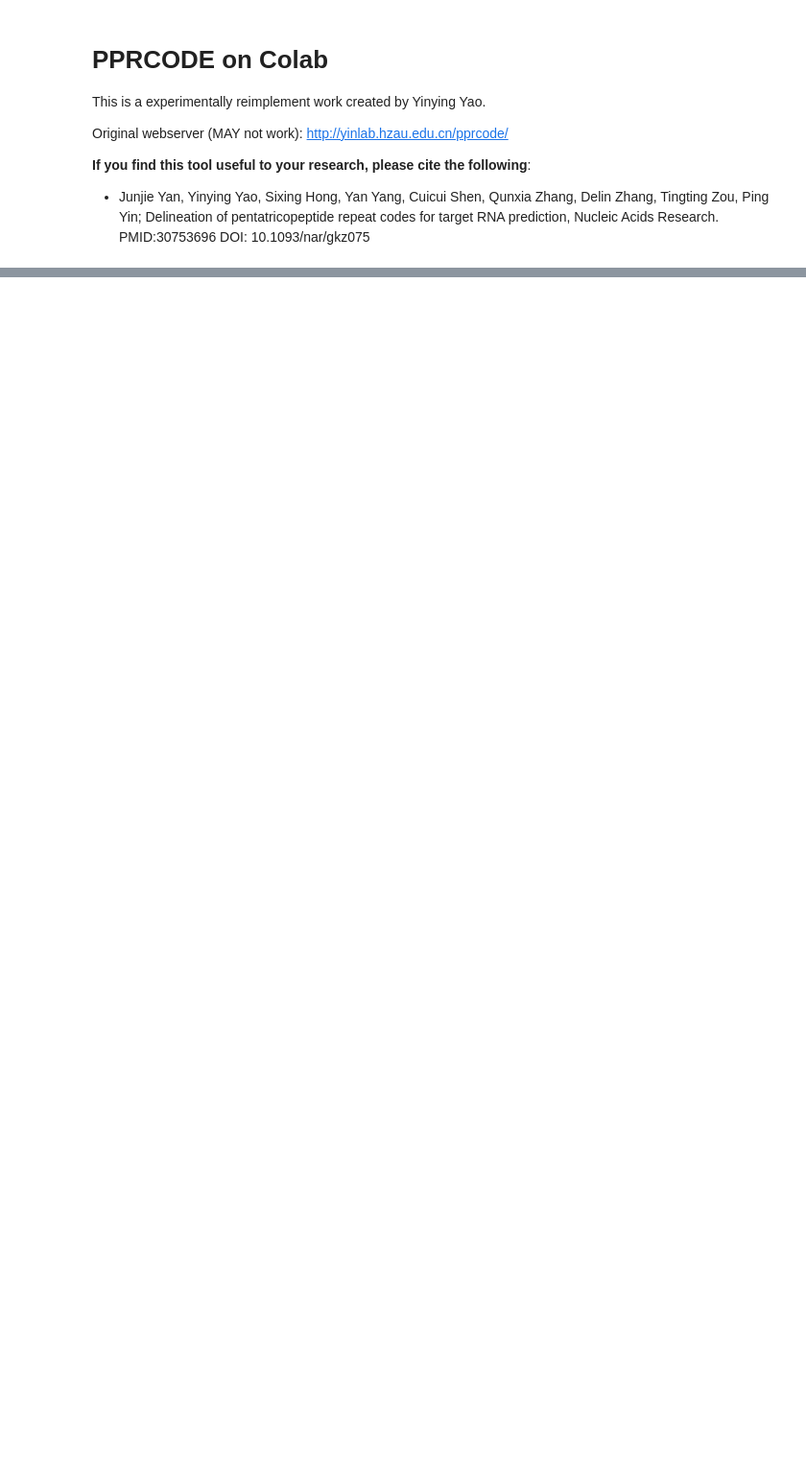
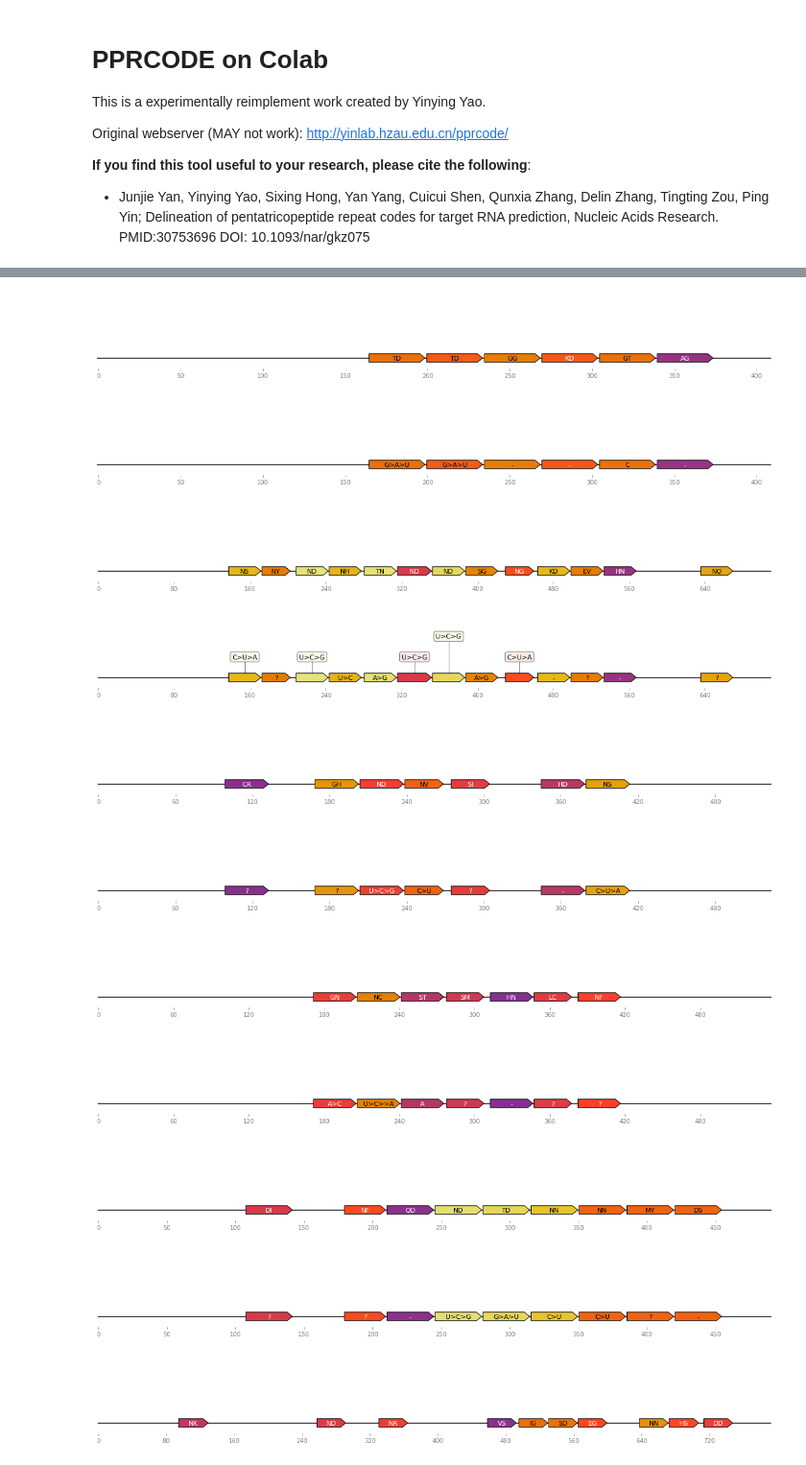
Before and after one commit to YaoYinYing/PPRCODE_Guideline, a Jupyter notebook: PPRCODE.ipynb, the cells around one changed output, grey strips where cells are left out. Shown: that part at 96% size. Cells and saved outputs as stored; diff of their text form; code cells hidden in the pictures; blank space fills up the shorter version.

Commit message:
Plot PPR and RNA-base, colored by PS_SCAN score

```diff
--- a/PPRCODE.ipynb
+++ b/PPRCODE.ipynb
@@ -251,6 +265,9 @@ upload_my_fasta = True #@param {type:"boolean"}
 
 generate_excel_report=True #@param {type:"boolean"}
 download_full_report=True #@param {type:"boolean"}
+plot_ppr=True #@param {type:"boolean"}
+plot_rna=True #@param {type:"boolean"}
+plot_color_scheme='CMRmap' #@param ['Accent', 'Accent_r', 'Blues', 'Blues_r', 'BrBG', 'BrBG_r', 'BuGn', 'BuGn_r', 'BuPu', 'BuPu_r', 'CMRmap', 'CMRmap_r', 'Dark2', 'Dark2_r', 'GnBu', 'GnBu_r', 'Greens', 'Greens_r', 'Greys', 'Greys_r', 'OrRd', 'OrRd_r', 'Oranges', 'Oranges_r', 'PRGn', 'PRGn_r', 'Paired', 'Paired_r', 'Pastel1', 'Pastel1_r', 'Pastel2', 'Pastel2_r', 'PiYG', 'PiYG_r', 'PuBu', 'PuBuGn', 'PuBuGn_r', 'PuBu_r', 'PuOr', 'PuOr_r', 'PuRd', 'PuRd_r', 'Purples', 'Purples_r', 'RdBu', 'RdBu_r', 'RdGy', 'RdGy_r', 'RdPu', 'RdPu_r', 'RdYlBu', 'RdYlBu_r', 'RdYlGn', 'RdYlGn_r', 'Reds', 'Reds_r', 'Set1', 'Set1_r', 'Set2', 'Set2_r', 'Set3', 'Set3_r', 'Spectral', 'Spectral_r', 'Wistia', 'Wistia_r', 'YlGn', 'YlGnBu', 'YlGnBu_r', 'YlGn_r', 'YlOrBr', 'YlOrBr_r', 'YlOrRd', 'YlOrRd_r', 'afmhot', 'afmhot_r', 'autumn', 'autumn_r', 'binary', 'binary_r', 'bone', 'bone_r', 'brg', 'brg_r', 'bwr', 'bwr_r', 'cividis', 'cividis_r', 'cool', 'cool_r', 'coolwarm', 'coolwarm_r', 'copper', 'copper_r', 'cubehelix', 'cubehelix_r', 'flag', 'flag_r', 'gist_earth', 'gist_earth_r', 'gist_gray', 'gist_gray_r', 'gist_heat', 'gist_heat_r', 'gist_ncar', 'gist_ncar_r', 'gist_rainbow', 'gist_rainbow_r', 'gist_stern', 'gist_stern_r', 'gist_yarg', 'gist_yarg_r', 'gnuplot', 'gnuplot2', 'gnuplot2_r', 'gnuplot_r', 'gray', 'gray_r', 'hot', 'hot_r', 'hsv', 'hsv_r', 'inferno', 'inferno_r', 'jet', 'jet_r', 'magma', 'magma_r', 'nipy_spectral', 'nipy_spectral_r', 'ocean'] {type:"string"}
 #@markdown - `upload_my_fasta` - analysis uploaded file
 #@markdown - `generate_excel_report` - generate a human-friendly report file in xlsx format
 #@markdown - `download_full_report` - once the processing is finished, the full result will be zipped and downloaded automatically.
@@ -286,0 +312,60 @@ with tqdm.notebook.tqdm(total=total, bar_format=TQDM_BAR_FORMAT) as pbar:
+# %%
+#@title Plot PPRs
+fixed_plot_width = 20 #@param [0,10,20,30,50,100,200] {type:"string"}
+
+import numpy as np
+import matplotlib.pyplot as plt
+from matplotlib import cm
+from matplotlib.colors import ListedColormap, LinearSegmentedColormap
+
+def rgb_hex(rgb):
+  return '%02x%02x%02x%02x' % tuple([int(x*255) for x in rgb])
+
+
+viridis = cm.get_cmap(plot_color_scheme)
+
+def draw_ppr(s,ppr):
+  features=[
+      GraphicFeature(start=a, end=b, color=viridis(float(c/15)),strand=+1,
+                    label=d) for p in ppr for a,b,c,d in zip([p.annotations["PPR_STARTS"]],[p.annotations["PPR_ENDS"]],[p.annotations["PS_SCORE"]],[p.annotations["PPR_CODE"]])
+  ]
+  record = GraphicRecord(sequence_length=len(s.seq), features=features)
+  ax, _ =record.plot(figure_width=fixed_plot_width if fixed_plot_width != 0 else len(s.seq)/10)
+  ax.figure.savefig(f'{RES_DIR_FIGURE}/PPR-{s.id}.png')
+
+def draw_rna(s,ppr):
+  features=[
+      GraphicFeature(start=a, end=b, color=viridis(float(c/15)),strand=+1,
+                    label=d) for p in ppr for a,b,c,d in zip([p.annotations["PPR_STARTS"]],[p.annotations["PPR_ENDS"]],[p.annotations["PS_SCORE"]],[p.annotations["RNA_BASE"]])
+  ]
+  record = GraphicRecord(sequence_length=len(s.seq), features=features)
+  ax, _ =record.plot(figure_width=fixed_plot_width if fixed_plot_width != 0 else len(s.seq)/10)
+  ax.figure.savefig(f'{RES_DIR_FIGURE}/RNA-{s.id}.png')
+
+total=len(job_list)
+
+with tqdm.notebook.tqdm(total=total, bar_format=TQDM_BAR_FORMAT) as pbar:
+
+  pkls_files=glob.glob(f'{RES_DIR_PICKLE}/*.pkl')
+  pkls={pathlib.Path(x).stem: x for x in pkls_files}
+  fastas=glob.glob(f'{JOBS_DIR}/*.fasta')
+  job_list={s.id:s for f in fastas for s in SeqIO.parse(f,'fasta') }
+
+  for s in job_list.keys():
+    data = pickle.load(open(f'{RES_DIR_PICKLE}/{s}.pkl','rb'))
+    #print(s)
+    if plot_ppr: draw_ppr(job_list[s],data)
+    if plot_rna: draw_rna(job_list[s],data)
+    pbar.update(1)
+# %% [output]
+[figure, added]
+[figure, added]
+[figure, added]
+[figure, added]
+[figure, added]
+[figure, added]
+[figure, added]
+[figure, added]
+[figure, added]
+[figure, added]
+[figure, added]
```
Also changed, not shown: parts of 4 cells of this notebook.
